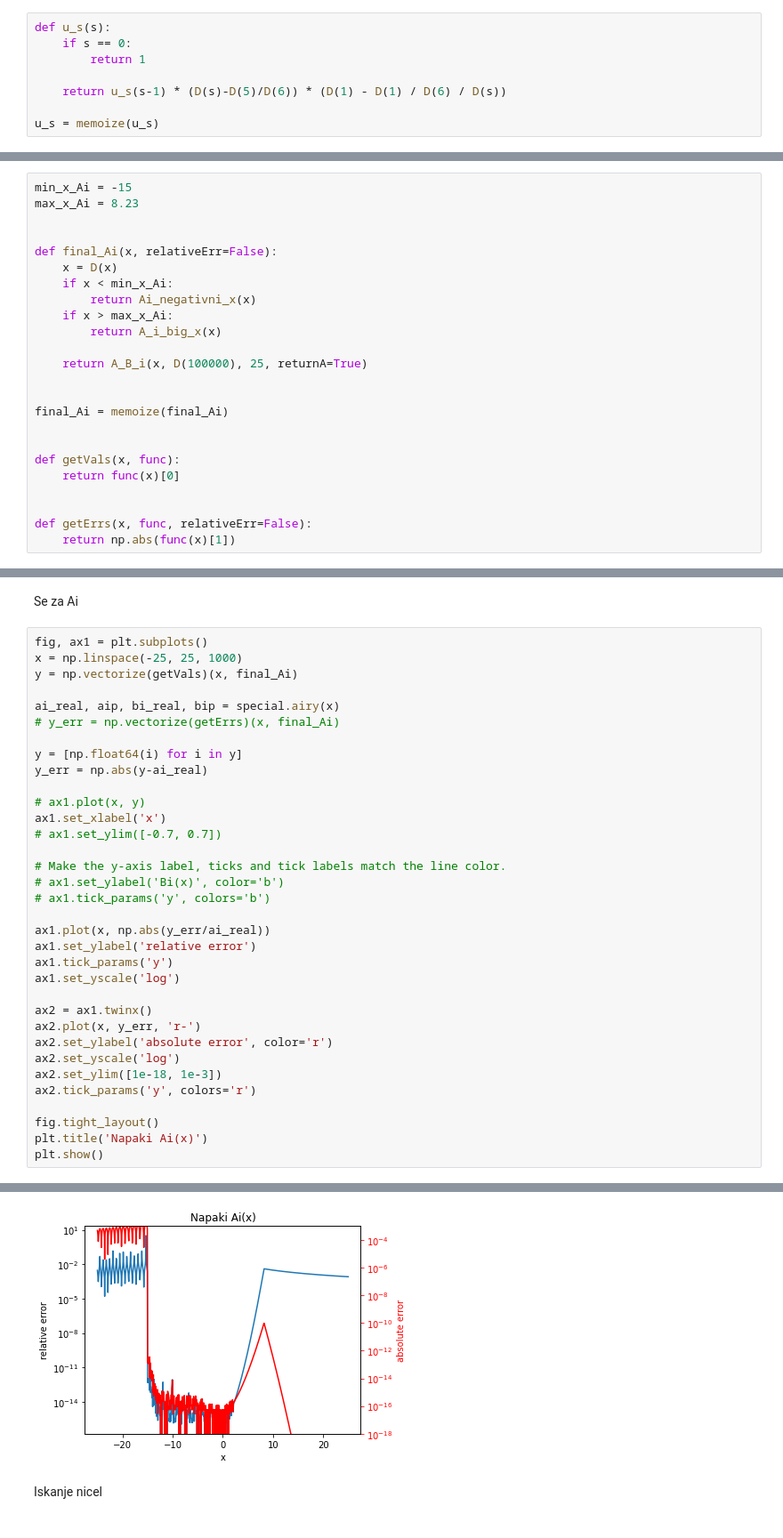
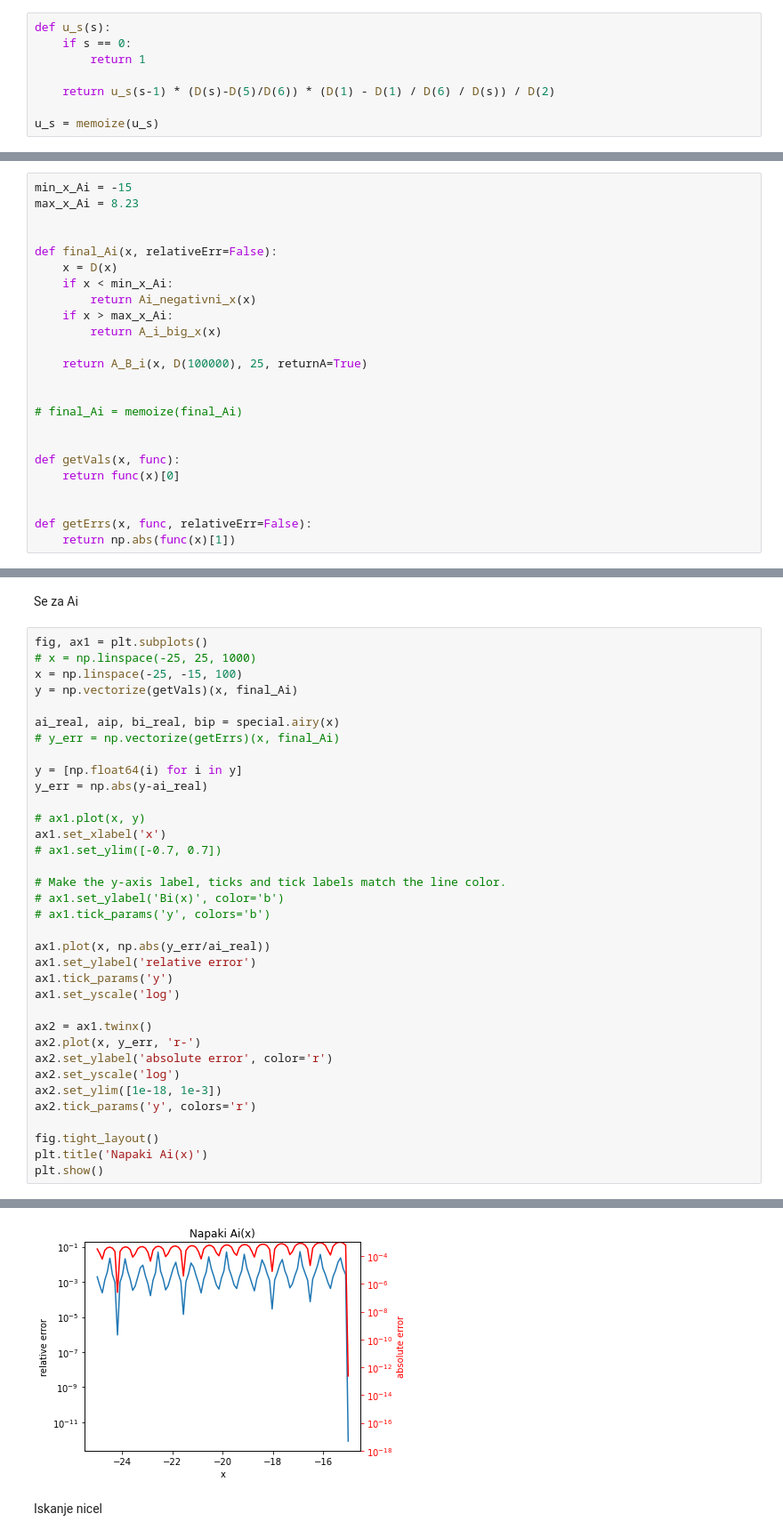
Before and after one commit to gregpr07/mafijski-praktikum, a Jupyter notebook: 1 - Aeryjeve funkcije/aeryjeve.ipynb, the cells around one changed output, grey strips where cells are left out. Shown at 89% size. Saved outputs shown, nothing was run; the diff lists cells and outputs as text.

```diff
--- a/1 - Aeryjeve funkcije/aeryjeve.ipynb
+++ b/1 - Aeryjeve funkcije/aeryjeve.ipynb
@@ -146,7 +145,7 @@ def u_s(s):
     if s == 0:
         return 1
 
-    return u_s(s-1) * (D(s)-D(5)/D(6)) * (D(1) - D(1) / D(6) / D(s))
+    return u_s(s-1) * (D(s)-D(5)/D(6)) * (D(1) - D(1) / D(6) / D(s)) / D(2)
 
 u_s = memoize(u_s)
 # %% [markdown]
@@ -475,7 +489,7 @@ def final_Ai(x, relativeErr=False):
     return A_B_i(x, D(100000), 25, returnA=True)
 
 
-final_Ai = memoize(final_Ai)
+# final_Ai = memoize(final_Ai)
 
 
 def getVals(x, func):
@@ -605,7 +619,8 @@ plt.show()
 Se za Ai
 # %%
 fig, ax1 = plt.subplots()
-x = np.linspace(-25, 25, 1000)
+# x = np.linspace(-25, 25, 1000)
+x = np.linspace(-25, -15, 100)
 y = np.vectorize(getVals)(x, final_Ai)
 
 ai_real, aip, bi_real, bip = special.airy(x)
@@ -658,3 +673,3 @@ plt.show()
-[figure, old version]
+[figure, new version]
 # %% [markdown]
 Iskanje nicel
```
Also changed, not shown: parts of 14 cells of this notebook, 36 other files.
